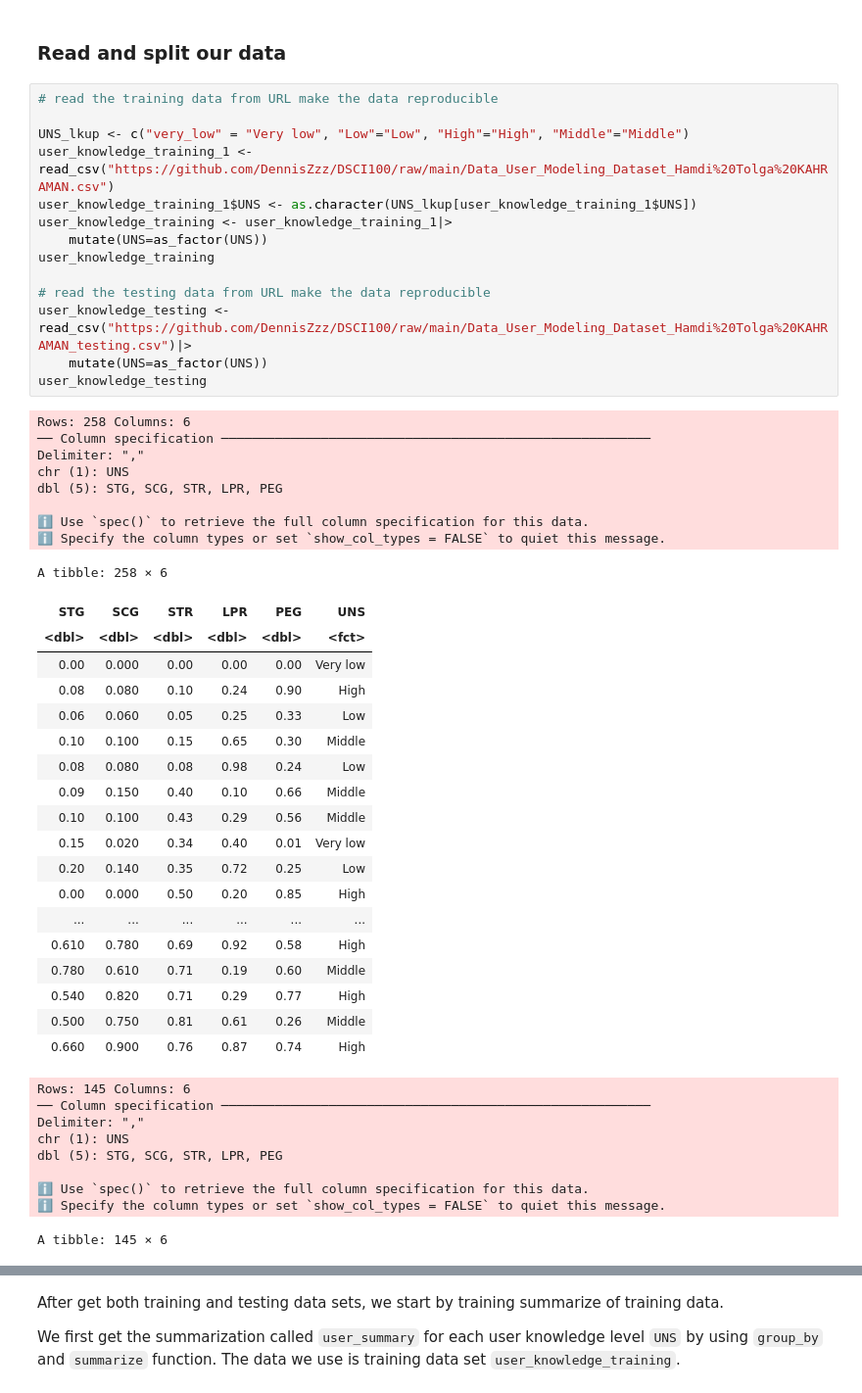
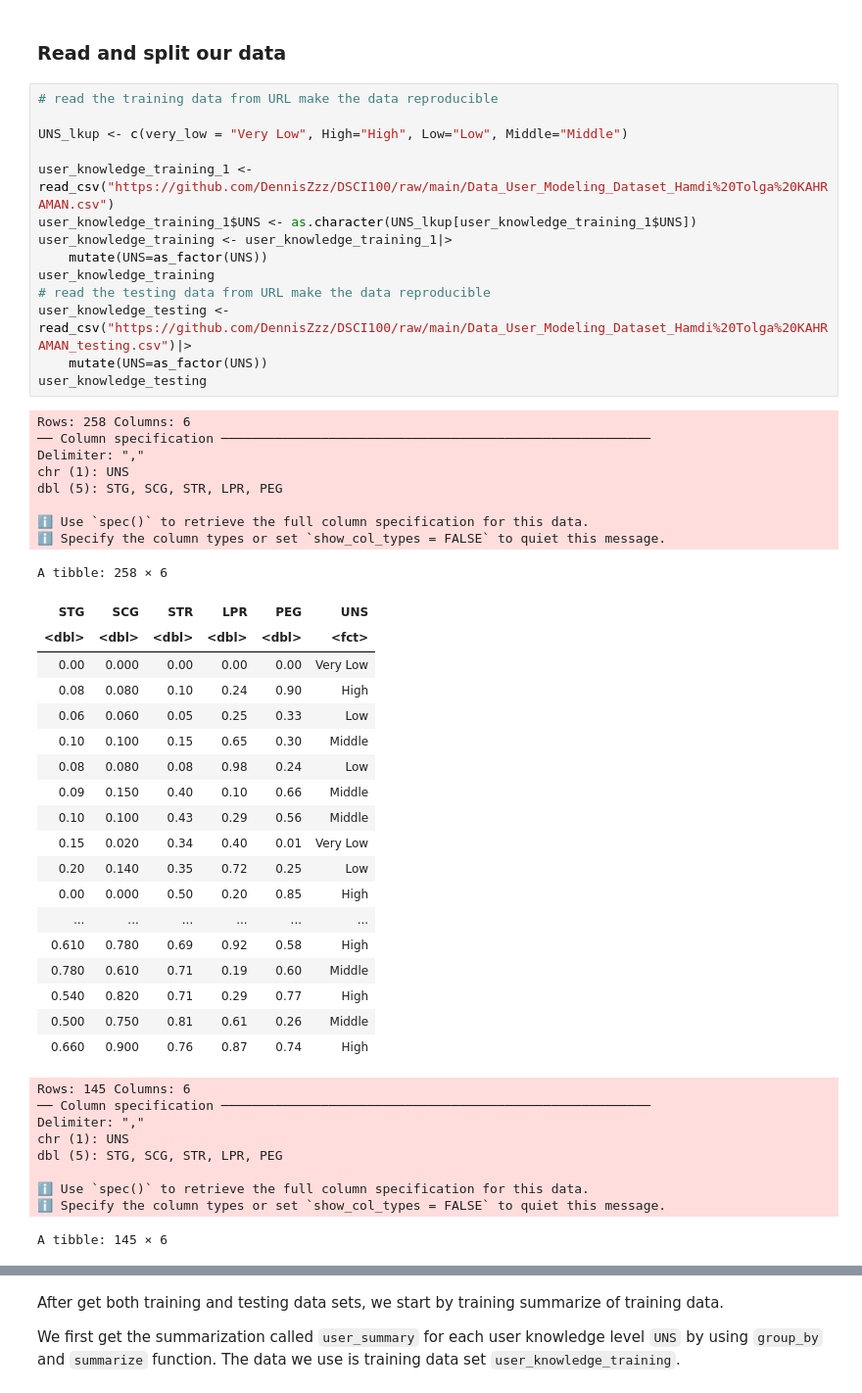
Before and after one commit to DennisZzz/DSCI100, a Jupyter notebook: user knowledge.ipynb, the cells around one changed output, grey strips where cells are left out. Shown at 98% size. Drawn from its saved outputs; the diff is of its cells as text.

```diff
--- a/user knowledge.ipynb
+++ b/user knowledge.ipynb
@@ -74,37 +74,37 @@ We can see that it’s already spilt our data into training set and testing set
 # %%
 # read the training data from URL make the data reproducible
 
-UNS_lkup <- c("very_low" = "Very low", "Low"="Low", "High"="High", "Middle"="Middle")
+UNS_lkup <- c(very_low = "Very Low", High="High", Low="Low", Middle="Middle")
+
 user_knowledge_training_1 <- read_csv("https://github.com/DennisZzz/DSCI100/raw/main/Data_User_Modeling_Dataset_Hamdi%20Tolga%20KAHRAMAN.csv")
 user_knowledge_training_1$UNS <- as.character(UNS_lkup[user_knowledge_training_1$UNS])
 user_knowledge_training <- user_knowledge_training_1|>
     mutate(UNS=as_factor(UNS))
 user_knowledge_training
-
 # read the testing data from URL make the data reproducible
 user_knowledge_testing <- read_csv("https://github.com/DennisZzz/DSCI100/raw/main/Data_User_Modeling_Dataset_Hamdi%20Tolga%20KAHRAMAN_testing.csv")|>
     mutate(UNS=as_factor(UNS))
 user_knowledge_testing
 # %% [output]
 Rows: 258 Columns: 6
 ── Column specification ────────────────────────────────────────────────────────
 Delimiter: ","
 chr (1): UNS
 dbl (5): STG, SCG, STR, LPR, PEG
 
 ℹ Use `spec()` to retrieve the full column specification for this data.
 ℹ Specify the column types or set `show_col_types = FALSE` to quiet this message.
 A tibble: 258 × 6
 | STG | SCG | STR | LPR | PEG | UNS |
 | <dbl> | <dbl> | <dbl> | <dbl> | <dbl> | <fct> |
-| 0.00 | 0.000 | 0.00 | 0.00 | 0.00 | Very low |
+| 0.00 | 0.000 | 0.00 | 0.00 | 0.00 | Very Low |
 | 0.08 | 0.080 | 0.10 | 0.24 | 0.90 | High |
 | 0.06 | 0.060 | 0.05 | 0.25 | 0.33 | Low |
 | 0.10 | 0.100 | 0.15 | 0.65 | 0.30 | Middle |
 | 0.08 | 0.080 | 0.08 | 0.98 | 0.24 | Low |
 | 0.09 | 0.150 | 0.40 | 0.10 | 0.66 | Middle |
 | 0.10 | 0.100 | 0.43 | 0.29 | 0.56 | Middle |
-| 0.15 | 0.020 | 0.34 | 0.40 | 0.01 | Very low |
+| 0.15 | 0.020 | 0.34 | 0.40 | 0.01 | Very Low |
 | 0.20 | 0.140 | 0.35 | 0.72 | 0.25 | Low |
 | 0.00 | 0.000 | 0.50 | 0.20 | 0.85 | High |
 | ... | ... | ... | ... | ... | ... |
```
Also changed, not shown: parts of 8 cells of this notebook.
